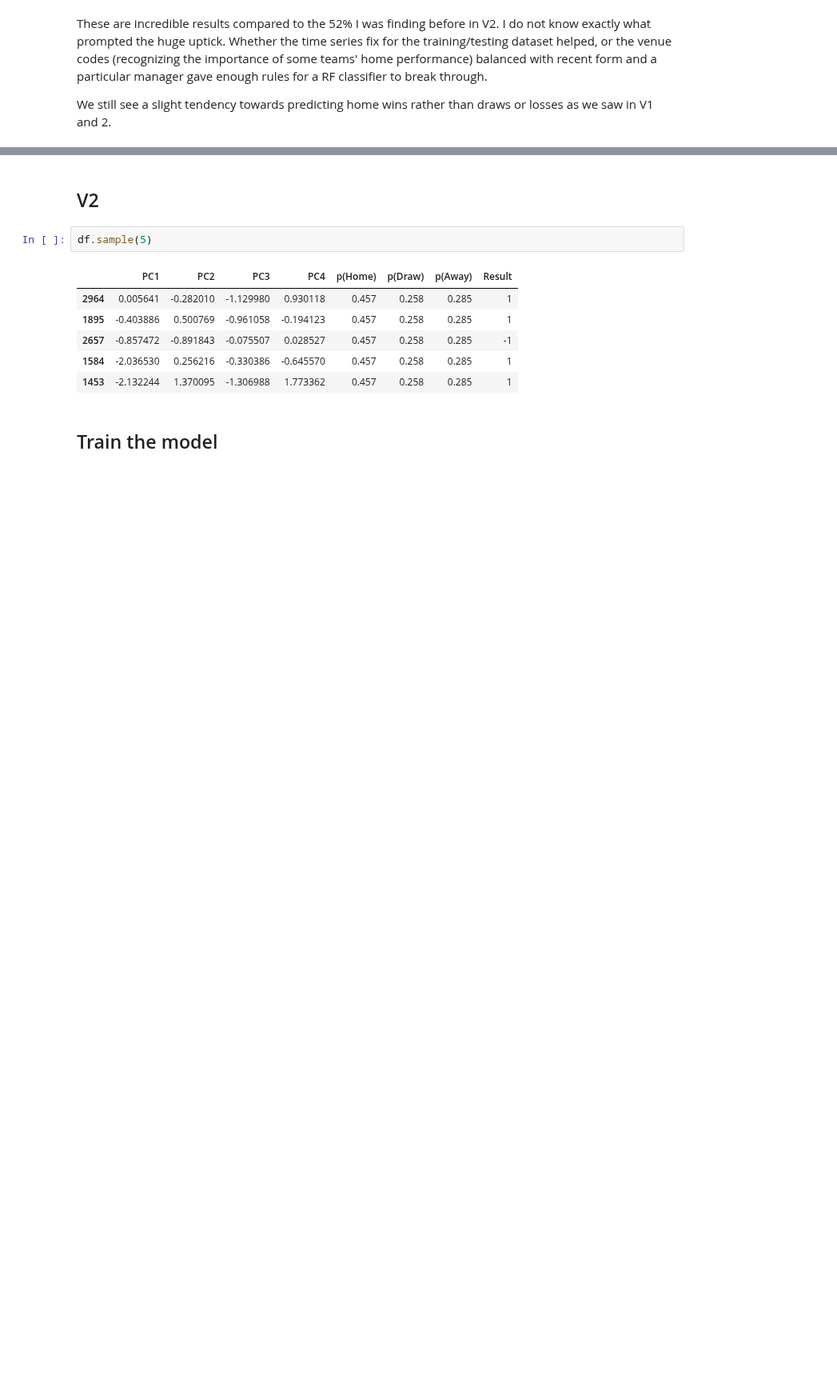
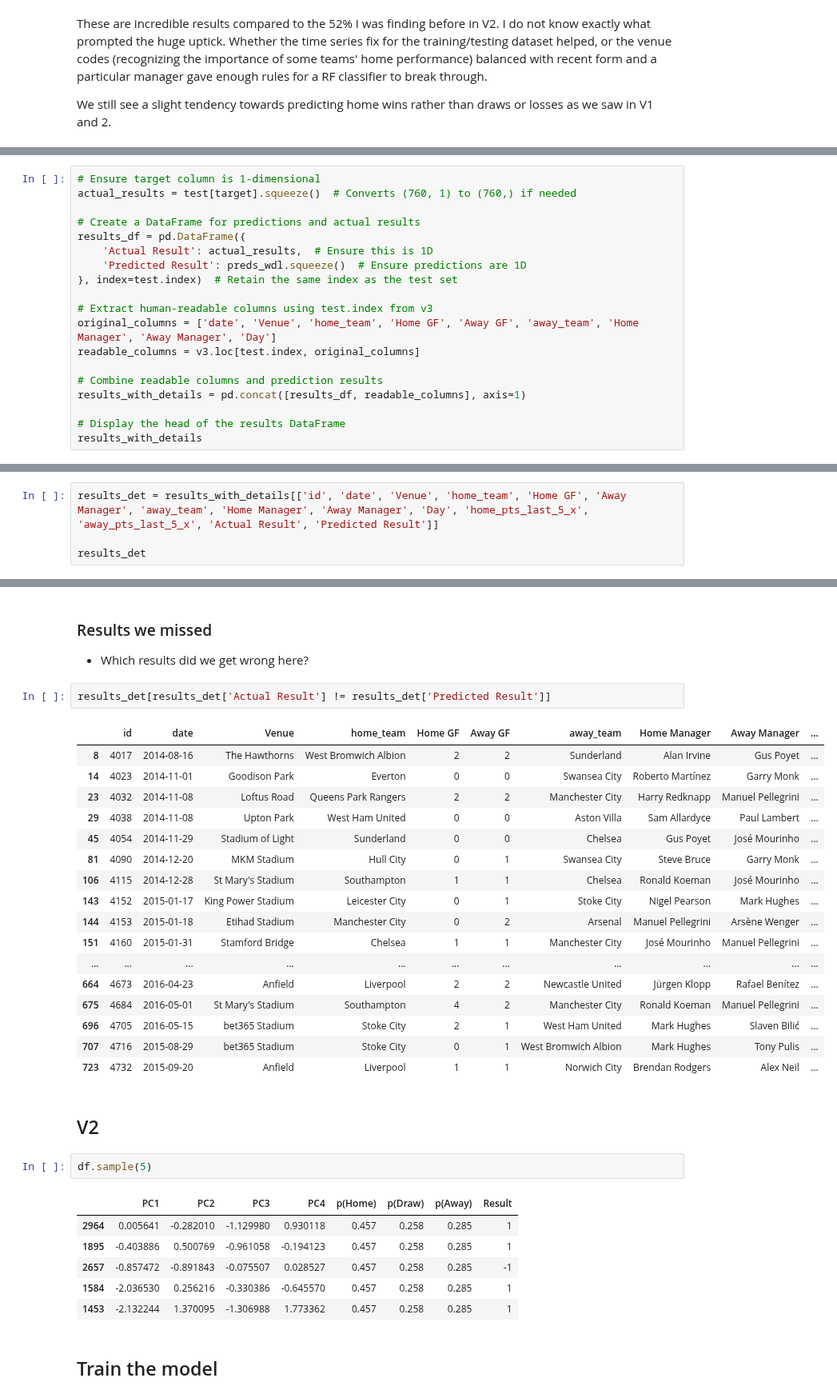
Before and after one commit to tjjdoherty/football-project-mvp, a Jupyter notebook: random_forest_prem.ipynb, the cells around one changed output, grey strips where cells are left out. Shown at 80% size. Cells and saved outputs as stored; diff of their text form; blank space fills up the shorter version.

```diff
--- a/random_forest_prem.ipynb
+++ b/random_forest_prem.ipynb
@@ -180,0 +224,19 @@ We still see a slight tendency towards predicting home wins rather than draws or
+# %%
+# Ensure target column is 1-dimensional
+actual_results = test[target].squeeze()  # Converts (760, 1) to (760,) if needed
+
+# Create a DataFrame for predictions and actual results
+results_df = pd.DataFrame({
+    'Actual Result': actual_results,  # Ensure this is 1D
+    'Predicted Result': preds_wdl.squeeze()  # Ensure predictions are 1D
+}, index=test.index)  # Retain the same index as the test set
+
+# Extract human-readable columns using test.index from v3
+original_columns = ['date', 'Venue', 'home_team', 'Home GF', 'Away GF', 'away_team', 'Home Manager', 'Away Manager', 'Day']
+readable_columns = v3.loc[test.index, original_columns]
+
+# Combine readable columns and prediction results
+results_with_details = pd.concat([results_df, readable_columns], axis=1)
+
+# Display the head of the results DataFrame
+results_with_details
@@ -180,0 +287,4 @@ We still see a slight tendency towards predicting home wins rather than draws or
+# %%
+results_det = results_with_details[['id', 'date', 'Venue', 'home_team', 'Home GF', 'Away Manager', 'away_team', 'Home Manager', 'Away Manager', 'Day', 'home_pts_last_5_x', 'away_pts_last_5_x', 'Actual Result', 'Predicted Result']]
+
+results_det
@@ -181,3 +305,27 @@ We still see a slight tendency towards predicting home wins rather than draws or
+# %% [markdown]
+### Results we missed
+
+- Which results did we get wrong here?
+# %%
+results_det[results_det['Actual Result'] != results_det['Predicted Result']]
+# %% [output]
+|  | id | date | Venue | home_team | Home GF | Away GF | away_team | Home Manager | Away Manager | ... |
+| 8 | 4017 | 2014-08-16 | The Hawthorns | West Bromwich Albion | 2 | 2 | Sunderland | Alan Irvine | Gus Poyet | ... |
+| 14 | 4023 | 2014-11-01 | Goodison Park | Everton | 0 | 0 | Swansea City | Roberto Martínez | Garry Monk | ... |
+| 23 | 4032 | 2014-11-08 | Loftus Road | Queens Park Rangers | 2 | 2 | Manchester City | Harry Redknapp | Manuel Pellegrini | ... |
+| 29 | 4038 | 2014-11-08 | Upton Park | West Ham United | 0 | 0 | Aston Villa | Sam Allardyce | Paul Lambert | ... |
+| 45 | 4054 | 2014-11-29 | Stadium of Light | Sunderland | 0 | 0 | Chelsea | Gus Poyet | José Mourinho | ... |
+| 81 | 4090 | 2014-12-20 | MKM Stadium | Hull City | 0 | 1 | Swansea City | Steve Bruce | Garry Monk | ... |
+| 106 | 4115 | 2014-12-28 | St Mary's Stadium | Southampton | 1 | 1 | Chelsea | Ronald Koeman | José Mourinho | ... |
+| 143 | 4152 | 2015-01-17 | King Power Stadium | Leicester City | 0 | 1 | Stoke City | Nigel Pearson | Mark Hughes | ... |
+| 144 | 4153 | 2015-01-18 | Etihad Stadium | Manchester City | 0 | 2 | Arsenal | Manuel Pellegrini | Arsène Wenger | ... |
+| 151 | 4160 | 2015-01-31 | Stamford Bridge | Chelsea | 1 | 1 | Manchester City | José Mourinho | Manuel Pellegrini | ... |
+| ... | ... | ... | ... | ... | ... | ... | ... | ... | ... | ... |
+| 664 | 4673 | 2016-04-23 | Anfield | Liverpool | 2 | 2 | Newcastle United | Jürgen Klopp | Rafael Benítez | ... |
+| 675 | 4684 | 2016-05-01 | St Mary's Stadium | Southampton | 4 | 2 | Manchester City | Ronald Koeman | Manuel Pellegrini | ... |
+| 696 | 4705 | 2016-05-15 | bet365 Stadium | Stoke City | 2 | 1 | West Ham United | Mark Hughes | Slaven Bilić | ... |
+| 707 | 4716 | 2015-08-29 | bet365 Stadium | Stoke City | 0 | 1 | West Bromwich Albion | Mark Hughes | Tony Pulis | ... |
+| 723 | 4732 | 2015-09-20 | Anfield | Liverpool | 1 | 1 | Norwich City | Brendan Rodgers | Alex Neil | ... |
 # %% [markdown]
 ## V2
 # %%
```
Also changed, not shown: parts of 19 cells of this notebook, 5 other files.
